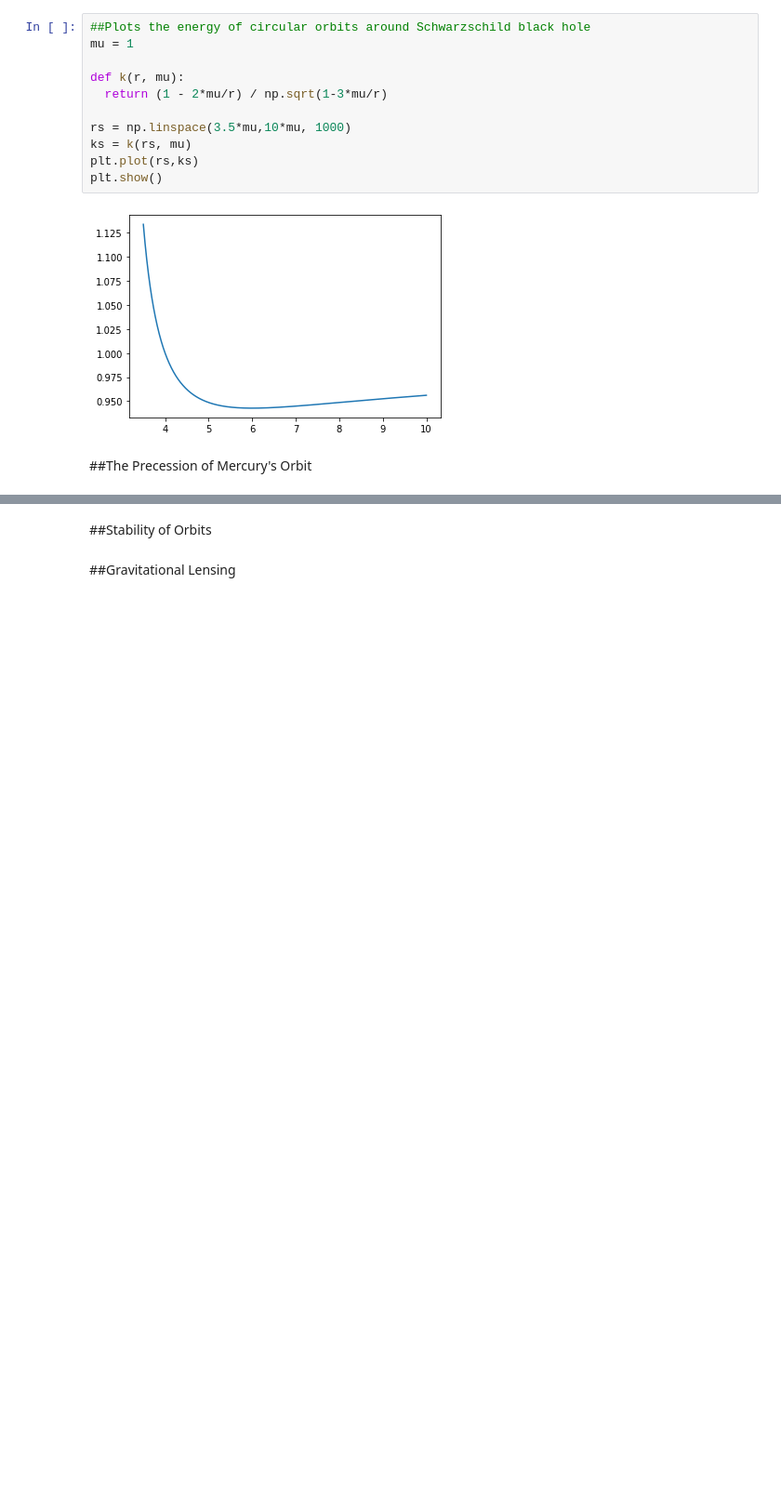
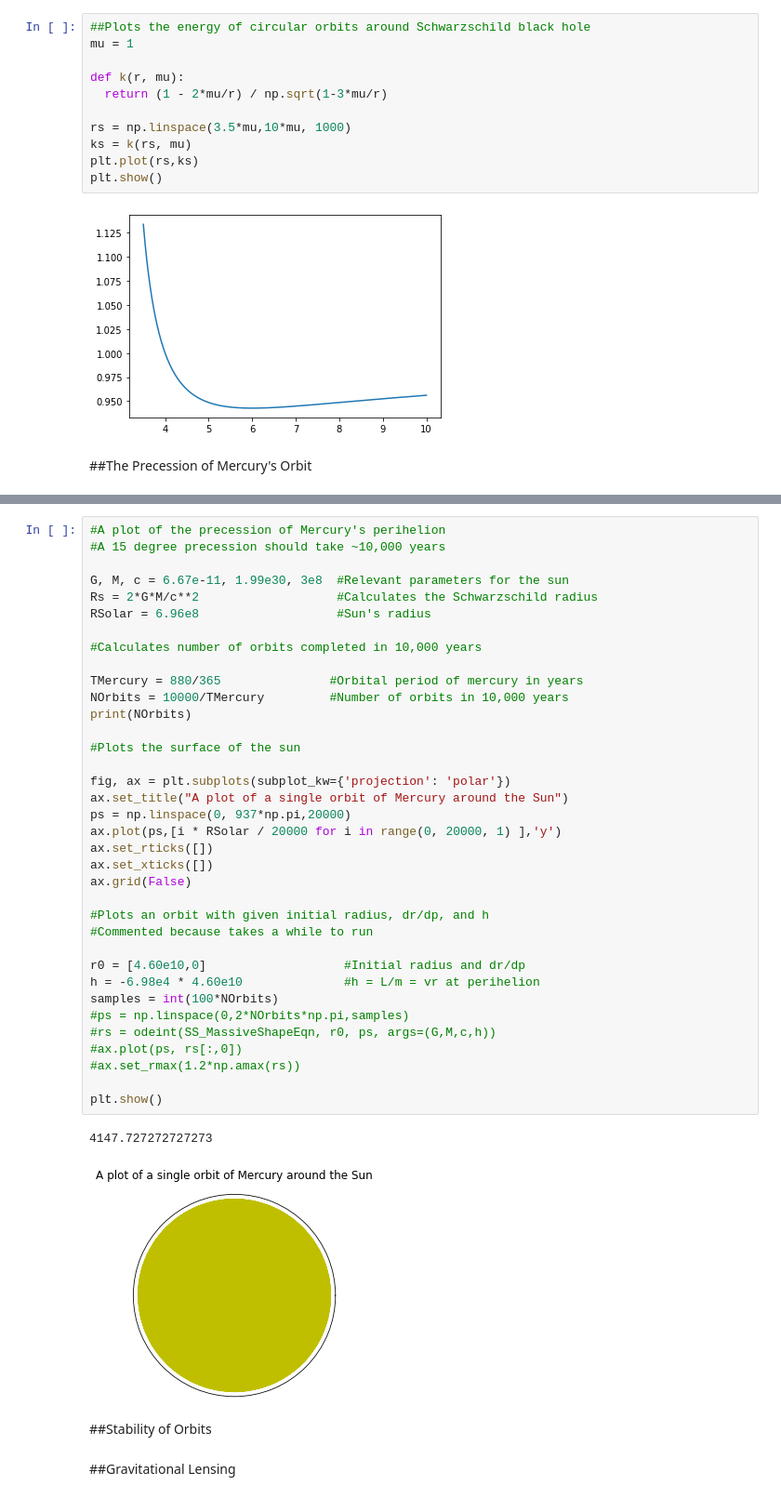
Before and after one commit to aidanjjoyce/Black-Hole-Simulations, a Jupyter notebook: Black_Hole_Simulations.ipynb, the cells around one changed output, grey strips where cells are left out. Shown: that part at 93% size. Cells and saved outputs as stored; diff of their text form; blank space fills up the shorter version.

```diff
--- a/Black_Hole_Simulations.ipynb
+++ b/Black_Hole_Simulations.ipynb
@@ -146,3 +174,42 @@ plt.show()
+# %%
+#A plot of the precession of Mercury's perihelion
+#A 15 degree precession should take ~10,000 years
+
+G, M, c = 6.67e-11, 1.99e30, 3e8  #Relevant parameters for the sun
+Rs = 2*G*M/c**2                   #Calculates the Schwarzschild radius
+RSolar = 6.96e8                   #Sun's radius
+
+#Calculates number of orbits completed in 10,000 years
+
+TMercury = 880/365               #Orbital period of mercury in years
+NOrbits = 10000/TMercury         #Number of orbits in 10,000 years
+print(NOrbits)
+
+#Plots the surface of the sun
+
+fig, ax = plt.subplots(subplot_kw={'projection': 'polar'})
+ax.set_title("A plot of a single orbit of Mercury around the Sun")
+ps = np.linspace(0, 937*np.pi,20000)
+ax.plot(ps,[i * RSolar / 20000 for i in range(0, 20000, 1) ],'y')
+ax.set_rticks([])
+ax.set_xticks([])
+ax.grid(False)
+
+#Plots an orbit with given initial radius, dr/dp, and h
+#Commented because takes a while to run
+
+r0 = [4.60e10,0]                   #Initial radius and dr/dp
+h = -6.98e4 * 4.60e10              #h = L/m = vr at perihelion
+samples = int(100*NOrbits)
+#ps = np.linspace(0,2*NOrbits*np.pi,samples)
+#rs = odeint(SS_MassiveShapeEqn, r0, ps, args=(G,M,c,h))
+#ax.plot(ps, rs[:,0])
+#ax.set_rmax(1.2*np.amax(rs))
+
+plt.show()
+# %% [output]
+4147.727272727273
+[figure, added]
 # %% [markdown]
 ##Stability of Orbits
 # %% [markdown]
```
Also changed, not shown: parts of 2 cells of this notebook.
